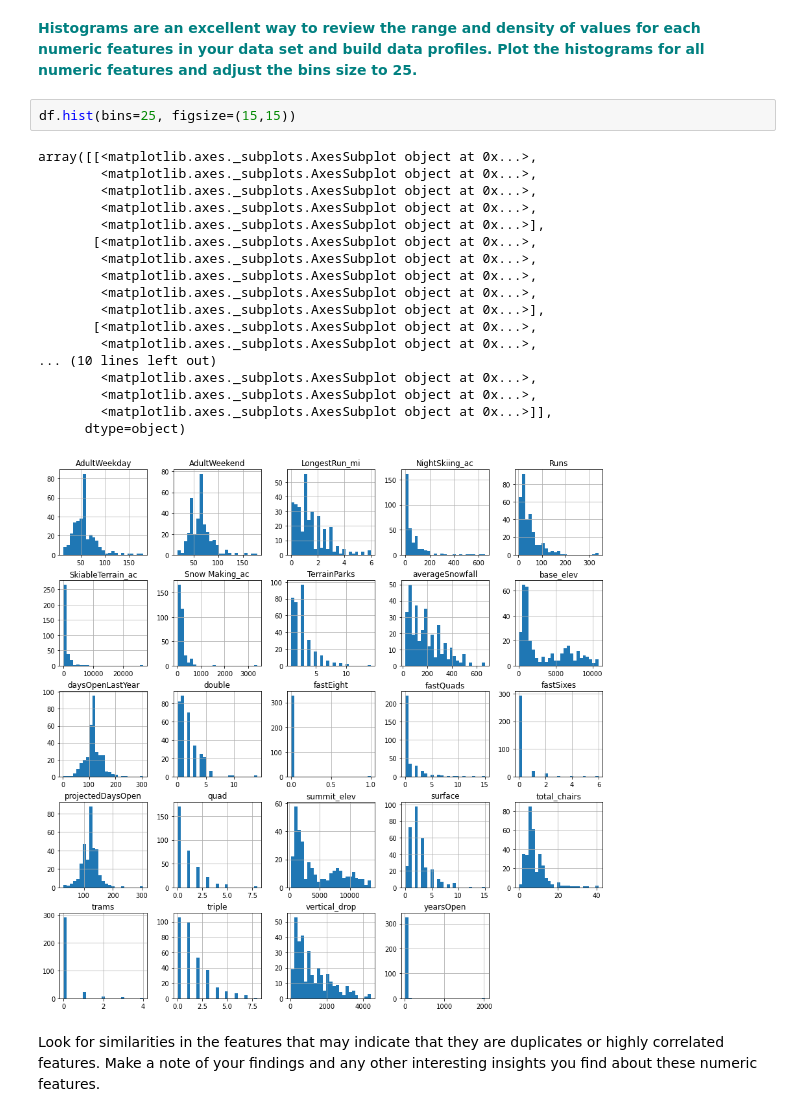
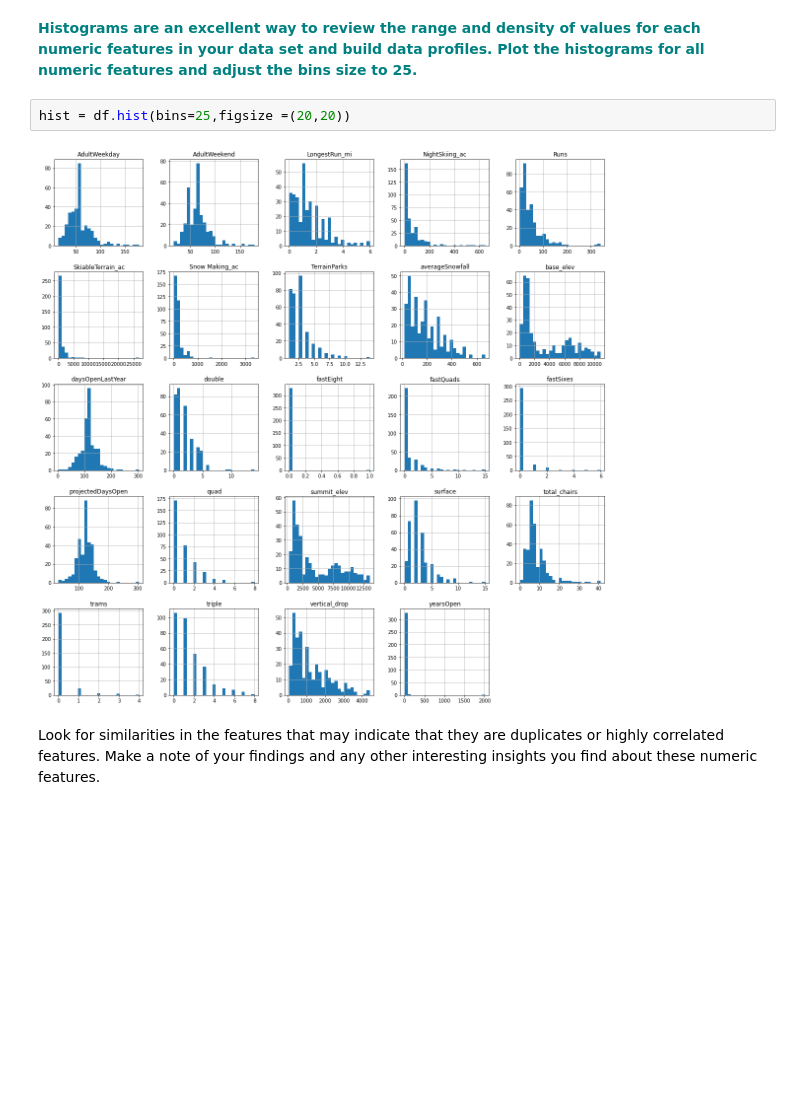
Before and after one commit to dj-m/GuidedCapstone, a Jupyter notebook: ExploratoryDataAnalysis/GuidedCapstoneStep3HL.ipynb, the cells around one changed output. Saved outputs shown, nothing was run; the diff lists cells and outputs as text; blank space fills up the shorter version.

```diff
--- a/ExploratoryDataAnalysis/GuidedCapstoneStep3HL.ipynb
+++ b/ExploratoryDataAnalysis/GuidedCapstoneStep3HL.ipynb
@@ -88,26 +88,9 @@ df.describe().T
 # %% [markdown]
 **<font color='teal'> Histograms are an excellent way to review the range and density of values for each numeric features in your data set and build data profiles. Plot the histograms for all numeric features and adjust the bins size to 25.</font>**
 # %%
-df.hist(bins=25, figsize=(15,15))
+hist = df.hist(bins=25,figsize =(20,20))
 # %% [output]
-array([[<matplotlib.axes._subplots.AxesSubplot object at 0x...>,
-        <matplotlib.axes._subplots.AxesSubplot object at 0x...>,
-        <matplotlib.axes._subplots.AxesSubplot object at 0x...>,
-        <matplotlib.axes._subplots.AxesSubplot object at 0x...>,
-        <matplotlib.axes._subplots.AxesSubplot object at 0x...>],
-       [<matplotlib.axes._subplots.AxesSubplot object at 0x...>,
-        <matplotlib.axes._subplots.AxesSubplot object at 0x...>,
-        <matplotlib.axes._subplots.AxesSubplot object at 0x...>,
-        <matplotlib.axes._subplots.AxesSubplot object at 0x...>,
-        <matplotlib.axes._subplots.AxesSubplot object at 0x...>],
-       [<matplotlib.axes._subplots.AxesSubplot object at 0x...>,
-        <matplotlib.axes._subplots.AxesSubplot object at 0x...>,
-... (10 lines left out)
-        <matplotlib.axes._subplots.AxesSubplot object at 0x...>,
-        <matplotlib.axes._subplots.AxesSubplot object at 0x...>,
-        <matplotlib.axes._subplots.AxesSubplot object at 0x...>]],
-      dtype=object)
-[figure, old version]
+[figure, new version]
 # %% [markdown]
 Look for similarities in the features that may indicate that they are duplicates or highly correlated features. Make a note of your findings and any other interesting insights you find about these numeric features.
 # %% [markdown]
```
Also changed, not shown: parts of 21 cells of this notebook, 1 other file.
